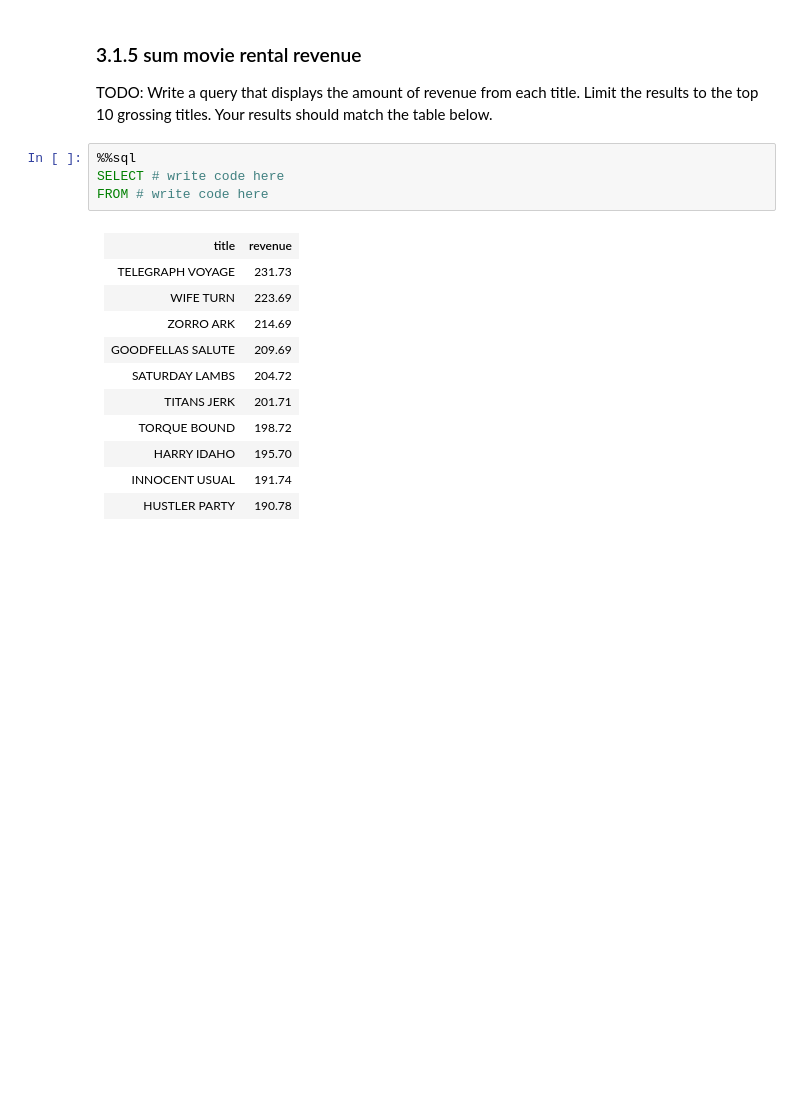
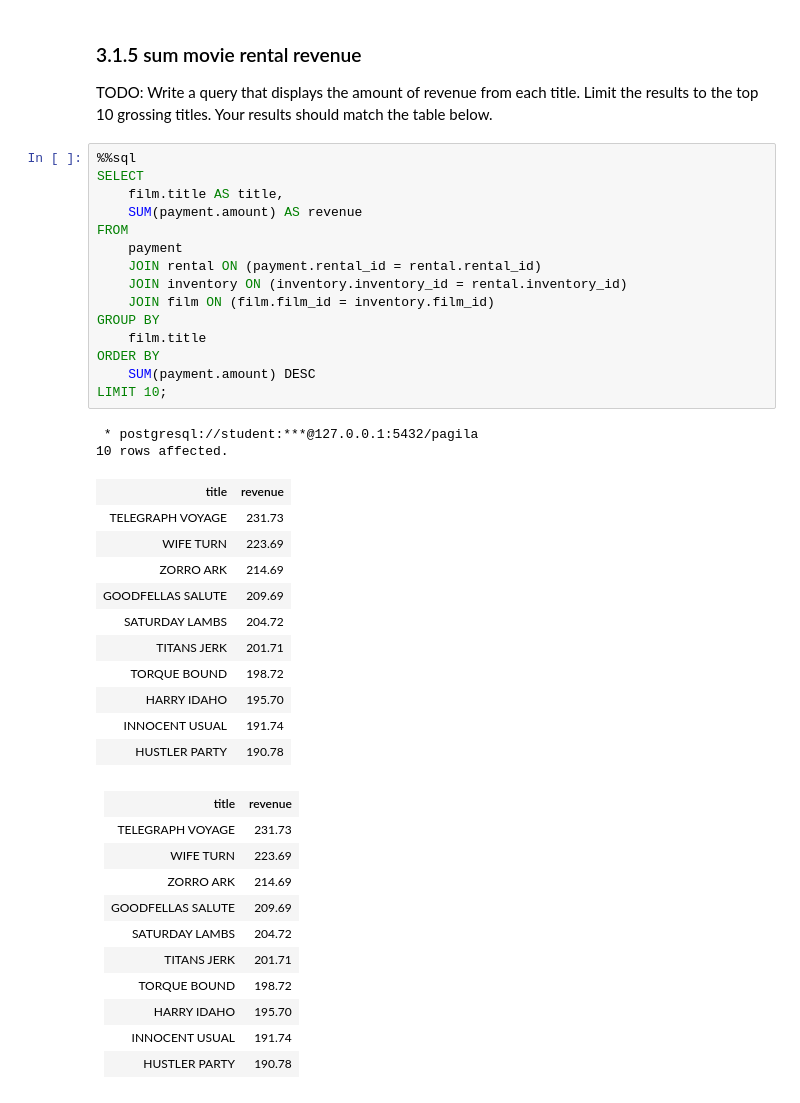
Before and after one commit to gabfr/data-engineering-nanodegree, a Jupyter notebook: 2-cloud-data-warehouses/L1_E1_-_Step_3.ipynb, the cells around one changed output. Cells and saved outputs as stored; diff of their text form; blank space fills up the shorter version.

```diff
--- a/2-cloud-data-warehouses/L1_E1_-_Step_3.ipynb
+++ b/2-cloud-data-warehouses/L1_E1_-_Step_3.ipynb
@@ -59,10 +118,35 @@ limit 5;
 # %% [markdown]
 ### 3.1.5 sum movie rental revenue
 TODO: Write a query that displays the amount of revenue from each title. Limit the results to the top 10 grossing titles. Your results should match the table below.
-# %%
-%%sql
-SELECT # write code here
-FROM # write code here
+# %%
+%%sql
+SELECT
+    film.title AS title,
+    SUM(payment.amount) AS revenue
+FROM
+    payment
+    JOIN rental ON (payment.rental_id = rental.rental_id)
+    JOIN inventory ON (inventory.inventory_id = rental.inventory_id)
+    JOIN film ON (film.film_id = inventory.film_id)
+GROUP BY
+    film.title
+ORDER BY
+    SUM(payment.amount) DESC
+LIMIT 10;
+# %% [output]
+ * postgresql://student:***@127.0.0.1:5432/pagila
+10 rows affected.
+| title | revenue |
+| TELEGRAPH VOYAGE | 231.73 |
+| WIFE TURN | 223.69 |
+| ZORRO ARK | 214.69 |
+| GOODFELLAS SALUTE | 209.69 |
+| SATURDAY LAMBS | 204.72 |
+| TITANS JERK | 201.71 |
+| TORQUE BOUND | 198.72 |
+| HARRY IDAHO | 195.70 |
+| INNOCENT USUAL | 191.74 |
+| HUSTLER PARTY | 190.78 |
 # %% [markdown]
 <div class="p-Widget jp-RenderedHTMLCommon jp-RenderedHTML jp-OutputArea-output jp-OutputArea-executeResult" data-mime-type="text/html"><table>
     <tbody><tr>
```
Also changed, not shown: parts of 13 cells of this notebook.
